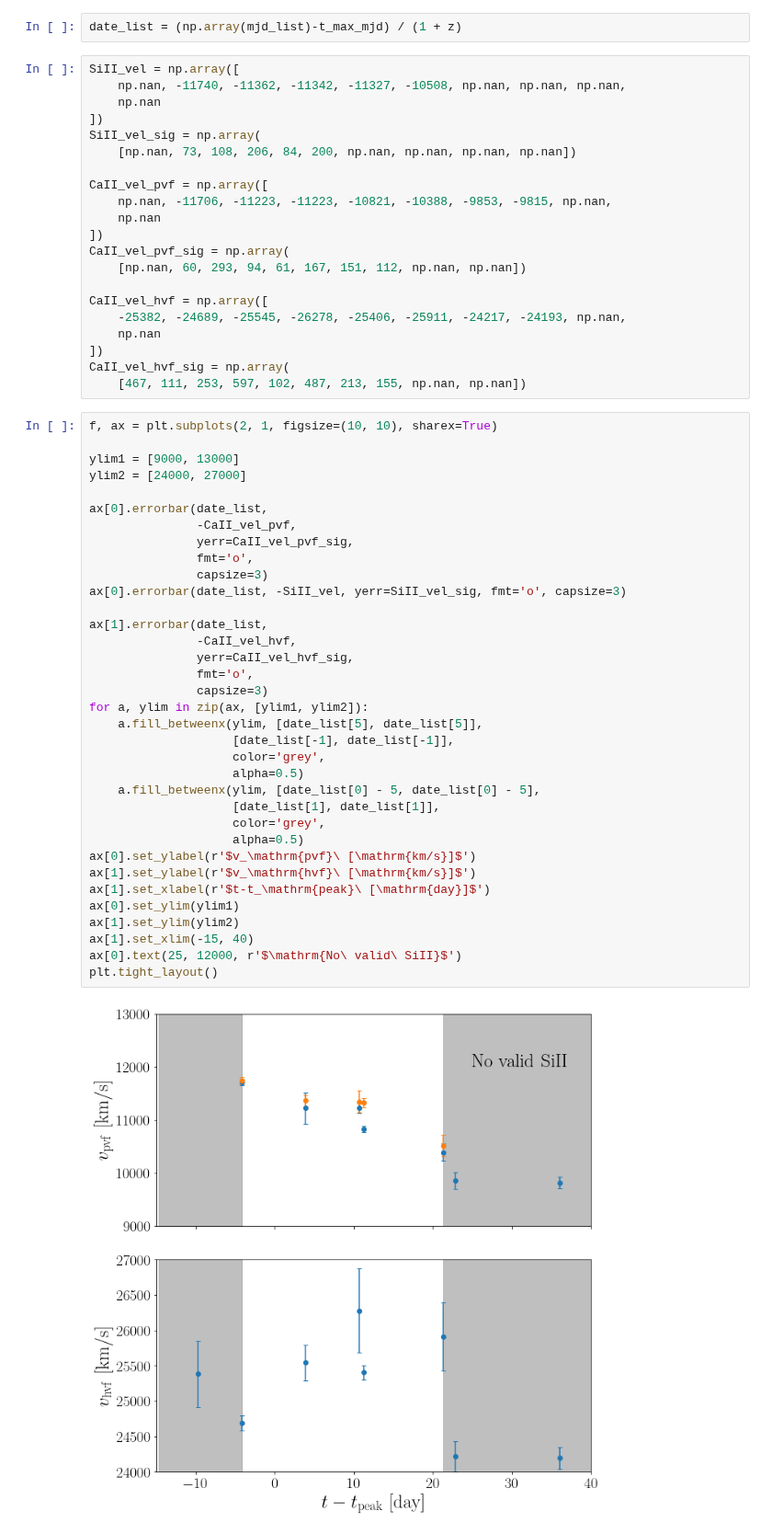
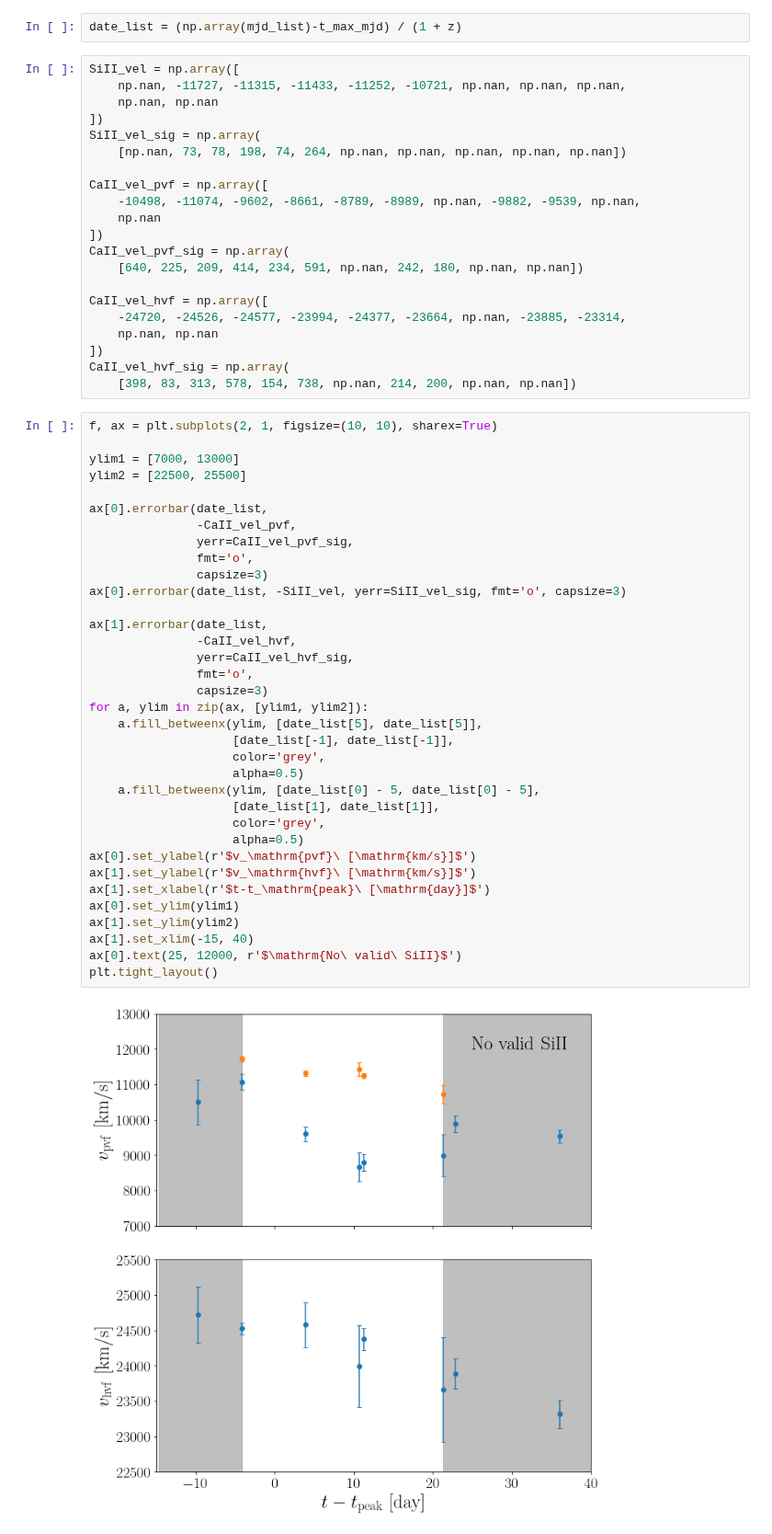
Before and after one commit to slowdivePTG/SN2020jgb, a Jupyter notebook: spectroscopy/SN2020jgb.ipynb, the cells around one changed output. Shown at 92% size. Saved outputs shown, nothing was run; the diff lists cells and outputs as text.

```diff
--- a/spectroscopy/SN2020jgb.ipynb
+++ b/spectroscopy/SN2020jgb.ipynb
@@ -210,59 +213,59 @@ Try the observation date.
 date_list = (np.array(mjd_list)-t_max_mjd) / (1 + z)
 # %%
 SiII_vel = np.array([
-    np.nan, -11740, -11362, -11342, -11327, -10508, np.nan, np.nan, np.nan,
-    np.nan
+    np.nan, -11727, -11315, -11433, -11252, -10721, np.nan, np.nan, np.nan,
+    np.nan, np.nan
 ])
 SiII_vel_sig = np.array(
-    [np.nan, 73, 108, 206, 84, 200, np.nan, np.nan, np.nan, np.nan])
+    [np.nan, 73, 78, 198, 74, 264, np.nan, np.nan, np.nan, np.nan, np.nan])
 
 CaII_vel_pvf = np.array([
-    np.nan, -11706, -11223, -11223, -10821, -10388, -9853, -9815, np.nan,
+    -10498, -11074, -9602, -8661, -8789, -8989, np.nan, -9882, -9539, np.nan,
     np.nan
 ])
 CaII_vel_pvf_sig = np.array(
-    [np.nan, 60, 293, 94, 61, 167, 151, 112, np.nan, np.nan])
+    [640, 225, 209, 414, 234, 591, np.nan, 242, 180, np.nan, np.nan])
 
 CaII_vel_hvf = np.array([
-    -25382, -24689, -25545, -26278, -25406, -25911, -24217, -24193, np.nan,
-    np.nan
+    -24720, -24526, -24577, -23994, -24377, -23664, np.nan, -23885, -23314,
+    np.nan, np.nan
 ])
 CaII_vel_hvf_sig = np.array(
-    [467, 111, 253, 597, 102, 487, 213, 155, np.nan, np.nan])
+    [398, 83, 313, 578, 154, 738, np.nan, 214, 200, np.nan, np.nan])
 # %%
 f, ax = plt.subplots(2, 1, figsize=(10, 10), sharex=True)
 
-ylim1 = [9000, 13000]
-ylim2 = [24000, 27000]
+ylim1 = [7000, 13000]
+ylim2 = [22500, 25500]
 
 ax[0].errorbar(date_list,
                -CaII_vel_pvf,
                yerr=CaII_vel_pvf_sig,
                fmt='o',
                capsize=3)
 ax[0].errorbar(date_list, -SiII_vel, yerr=SiII_vel_sig, fmt='o', capsize=3)
 
 ax[1].errorbar(date_list,
                -CaII_vel_hvf,
                yerr=CaII_vel_hvf_sig,
                fmt='o',
                capsize=3)
 for a, ylim in zip(ax, [ylim1, ylim2]):
     a.fill_betweenx(ylim, [date_list[5], date_list[5]],
                     [date_list[-1], date_list[-1]],
                     color='grey',
                     alpha=0.5)
     a.fill_betweenx(ylim, [date_list[0] - 5, date_list[0] - 5],
                     [date_list[1], date_list[1]],
                     color='grey',
                     alpha=0.5)
 ax[0].set_ylabel(r'$v_\mathrm{pvf}\ [\mathrm{km/s}]$')
 ax[1].set_ylabel(r'$v_\mathrm{hvf}\ [\mathrm{km/s}]$')
 ax[1].set_xlabel(r'$t-t_\mathrm{peak}\ [\mathrm{day}]$')
 ax[0].set_ylim(ylim1)
 ax[1].set_ylim(ylim2)
 ax[1].set_xlim(-15, 40)
 ax[0].text(25, 12000, r'$\mathrm{No\ valid\ SiII}$')
 plt.tight_layout()
 # %% [output]
-[figure, old version]
+[figure, new version]
```
Also changed, not shown: parts of 4 cells of this notebook, 1 other file.
